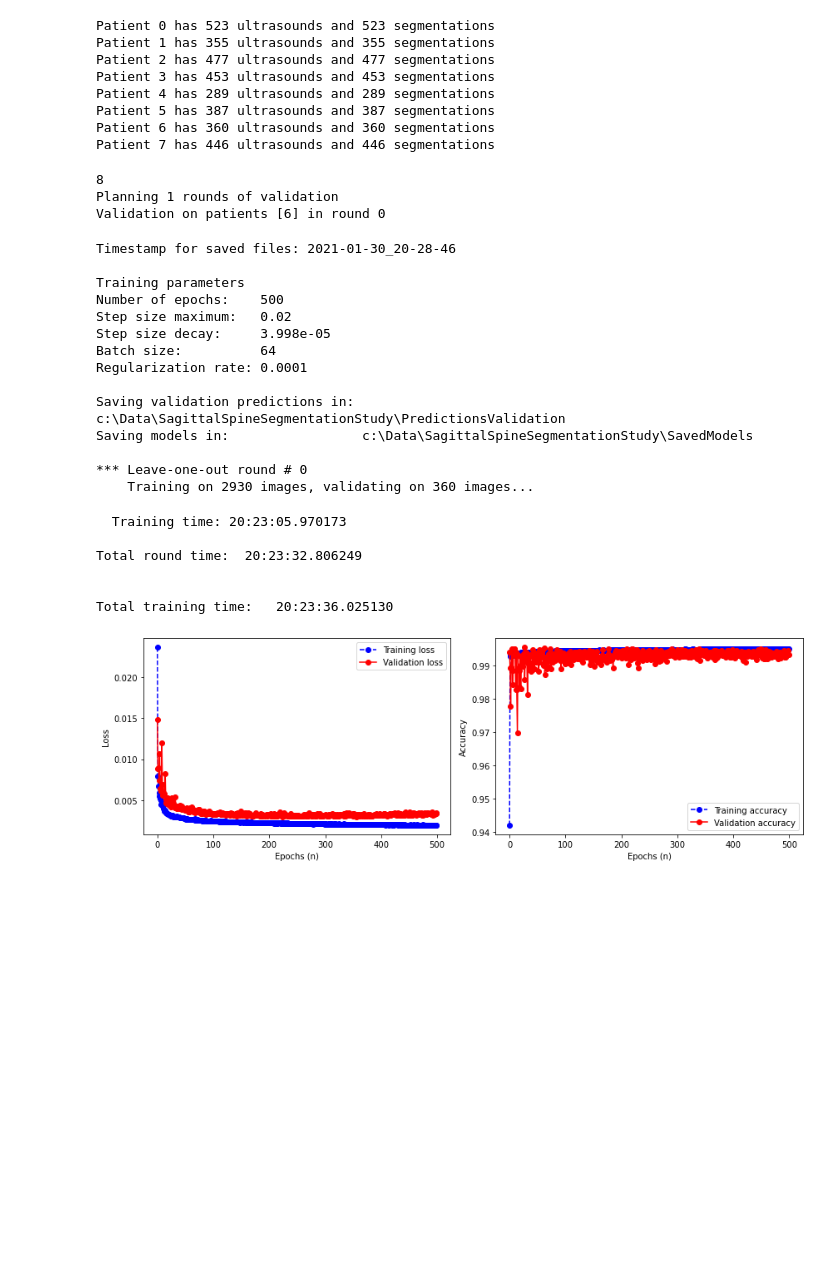
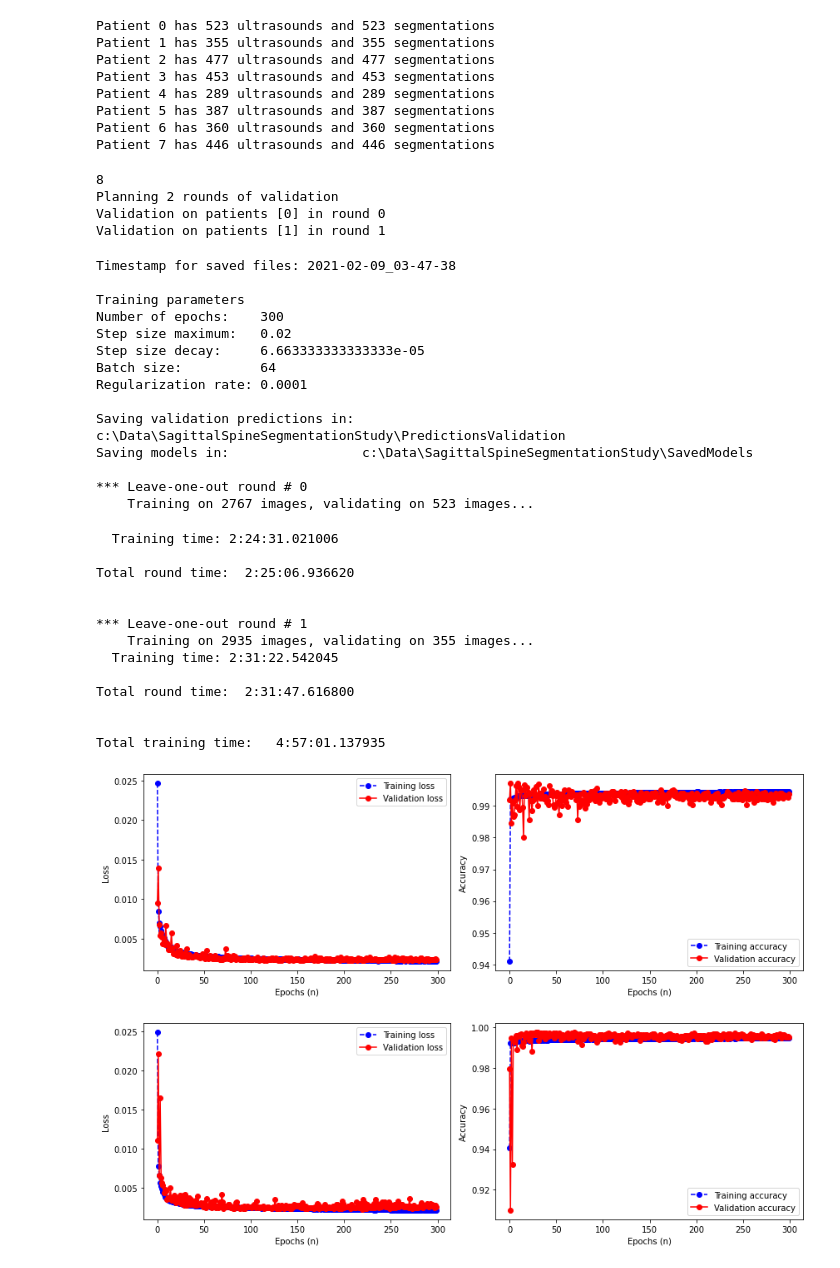
Before and after one commit to SlicerIGT/aigt, a Jupyter notebook: UltrasoundSegmentation/SagittalSpineSegmentationStudy-256.ipynb, the cells around one changed output. Cells and saved outputs as stored; diff of their text form; code cells hidden in the pictures; blank space fills up the shorter version.

```diff
--- a/UltrasoundSegmentation/SagittalSpineSegmentationStudy-256.ipynb
+++ b/UltrasoundSegmentation/SagittalSpineSegmentationStudy-256.ipynb
@@ -57,7 +57,7 @@ validation_schedule_patient = np.array([[0,1],[2,3],[4,5],[6,7],[8,9]])
 Example 3: leave-one-out cross validation with 3 patients, then training on all available data (no validation):
 validation_schedule_patient = np.array([[0],[1],[2],[-1]])
 '''
-validation_schedule_patient = np.array([[0], -])
+validation_schedule_patient = np.array([[0], [1]])
 
 # Uncomment for faster debugging
 
@@ -162,8 +162,9 @@ for i in range(num_validation_rounds):
     print("Validation on patients {} in round {}".format(validation_schedule_patient[i], i))
 # %% [output]
 8
-Planning 1 rounds of validation
-Validation on patients [6] in round 0
+Planning 2 rounds of validation
+Validation on patients [0] in round 0
+Validation on patients [1] in round 1
 # %%
 # Print training parameters, to archive them together with the notebook output.
 
@@ -239,7 +240,7 @@ for val_round_index in range(num_validation_rounds):
 
     # Create and train model
 
-    model = unet.segmentation_unet(ultrasound_size, num_classes, filter_multiplier, regularization_rate)
+    model = unet.segmentation_unet_128(ultrasound_size, num_classes, filter_multiplier, regularization_rate)
 
     model.compile(
         optimizer=tf.keras.optimizers.Adam(lr=max_learning_rate, decay=learning_rate_decay),
@@ -322,41 +323,49 @@ for val_round_index in range(num_validation_rounds):
         val_fuzzy_metrics[val_round_index] = evaluation_metrics.compute_evaluation_metrics(
             y_pred_val, val_segmentation_data, acceptable_margin_mm, mm_per_pixel)
 
         val_best_metrics[val_round_index]    = vali_metrics_dicts[vali_best_threshold_index]
         val_aurocs[val_round_index]          = vali_area
         val_best_thresholds[val_round_index] = roc_thresholds[vali_best_threshold_index]
 
     # Printing total time of this validation round
 
     print("\nTotal round time:  {}".format(datetime.datetime.now() - training_time_start))
     print("")
 
 
 time_sequence_stop = datetime.datetime.now()
 
 print("\nTotal training time:   {}".format(time_sequence_stop - time_sequence_start))
 # %% [output]
-Timestamp for saved files: 2021-01-30_20-28-46
+Timestamp for saved files: 2021-02-09_03-47-38
 
 Training parameters
-Number of epochs:    500
+Number of epochs:    300
 Step size maximum:   0.02
-Step size decay:     3.998e-05
+Step size decay:     6.663333333333333e-05
 Batch size:          64
 Regularization rate: 0.0001
 
 Saving validation predictions in: c:\Data\SagittalSpineSegmentationStudy\PredictionsValidation
 Saving models in:                 c:\Data\SagittalSpineSegmentationStudy\SavedModels
 
 *** Leave-one-out round # 0
-    Training on 2930 images, validating on 360 images...
+    Training on 2767 images, validating on 523 images...
-  Training time: 20:23:05.970173
+  Training time: 2:24:31.021006
 
-Total round time:  20:23:32.806249
+Total round time:  2:25:06.936620
 
 
-Total training time:   20:23:36.025130
+*** Leave-one-out round # 1
+    Training on 2935 images, validating on 355 images...
+  Training time: 2:31:22.542045
+
+Total round time:  2:31:47.616800
+
+
+Total training time:   4:57:01.137935
-[figure, old version]
+[figure, new version]
+[figure, added]
 # %%
 # Arrange results in tables
 
```
Also changed, not shown: parts of 7 cells of this notebook, 1 other file.
